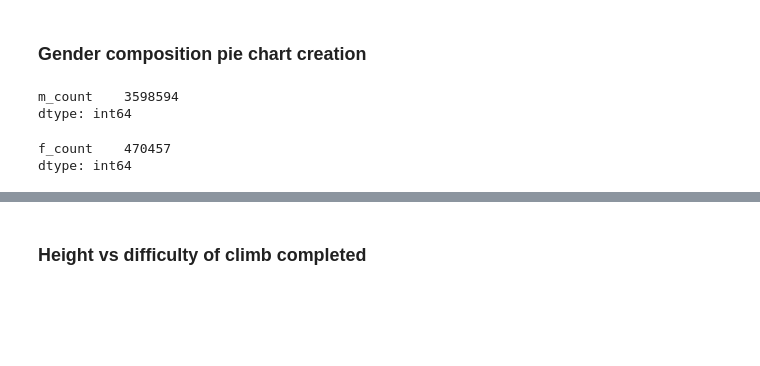
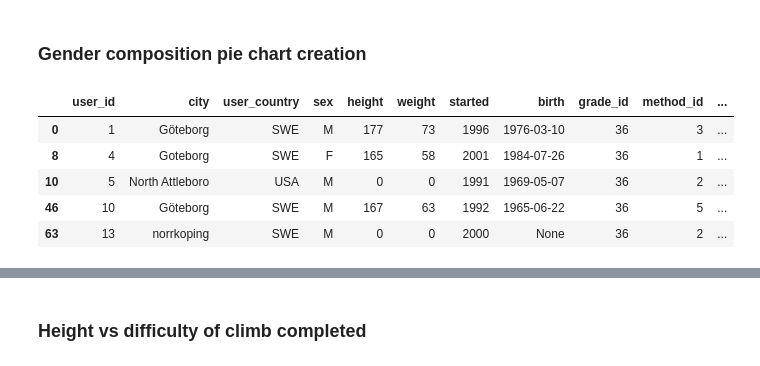
Before and after one commit to kchiev215/Passion_project, a Jupyter notebook: Data Analysis.ipynb, the cells around one changed output, grey strips where cells are left out. Saved outputs shown, nothing was run; the diff lists cells and outputs as text; code cells hidden in the pictures; blank space fills up the shorter version.

```diff
--- a/Data Analysis.ipynb
+++ b/Data Analysis.ipynb
@@ -409,13 +413,14 @@ plt.show()
 [figure]
 # %% [markdown]
 ### Gender composition pie chart creation
-# %%
-male_grade_chart.sum()
-# %% [output]
-m_count    3598594
-dtype: int64
-# %%
-female_grade_chart.sum()
-# %% [output]
-f_count    470457
-dtype: int64
+# %%
+#Cleaning out for duplications of climber per user_id
+user_dups = drop_value_com_dups.drop_duplicates(subset="user_id", keep='first', inplace=False)
+user_dups.head()
+# %% [output]
+|  | user_id | city | user_country | sex | height | weight | started | birth | grade_id | method_id | ... |
+| 0 | 1 | Göteborg | SWE | M | 177 | 73 | 1996 | 1976-03-10 | 36 | 3 | ... |
+| 8 | 4 | Goteborg | SWE | F | 165 | 58 | 2001 | 1984-07-26 | 36 | 1 | ... |
+| 10 | 5 | North Attleboro | USA | M | 0 | 0 | 1991 | 1969-05-07 | 36 | 2 | ... |
+| 46 | 10 | Göteborg | SWE | M | 167 | 63 | 1992 | 1965-06-22 | 36 | 5 | ... |
+| 63 | 13 | norrkoping | SWE | M | 0 | 0 | 2000 | None | 36 | 2 | ... |
```
Also changed, not shown: parts of 24 cells of this notebook.
